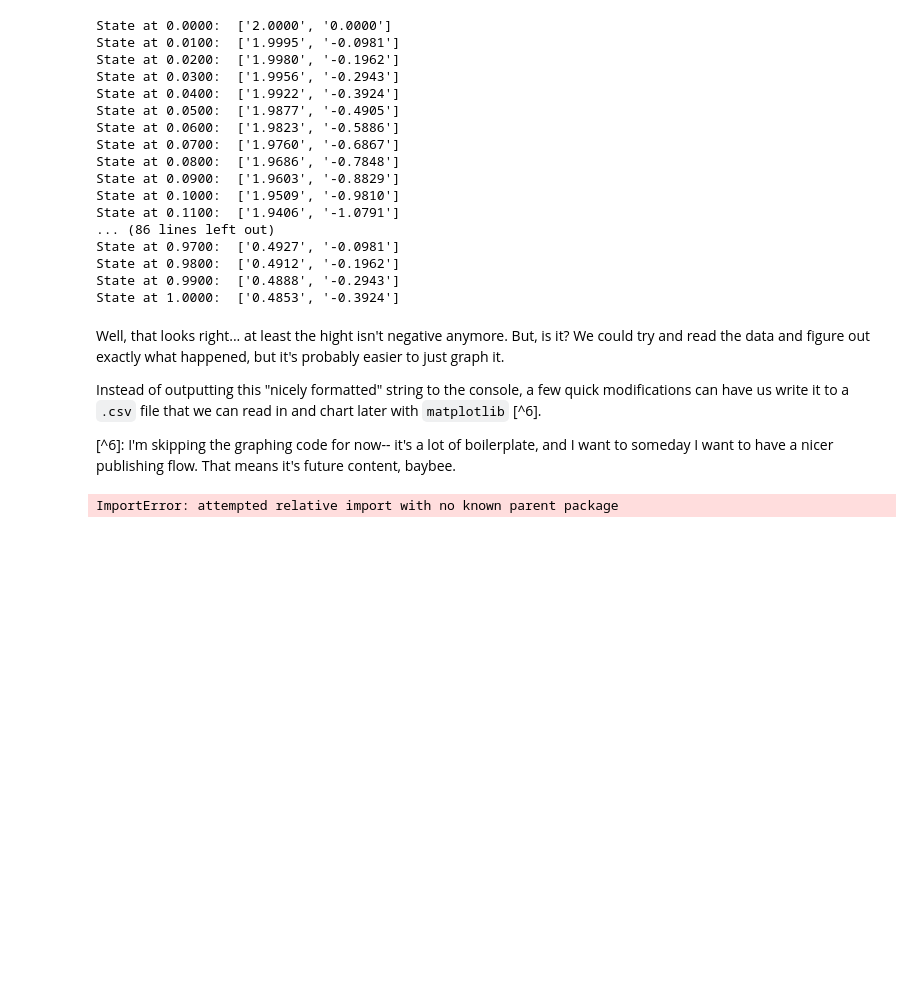
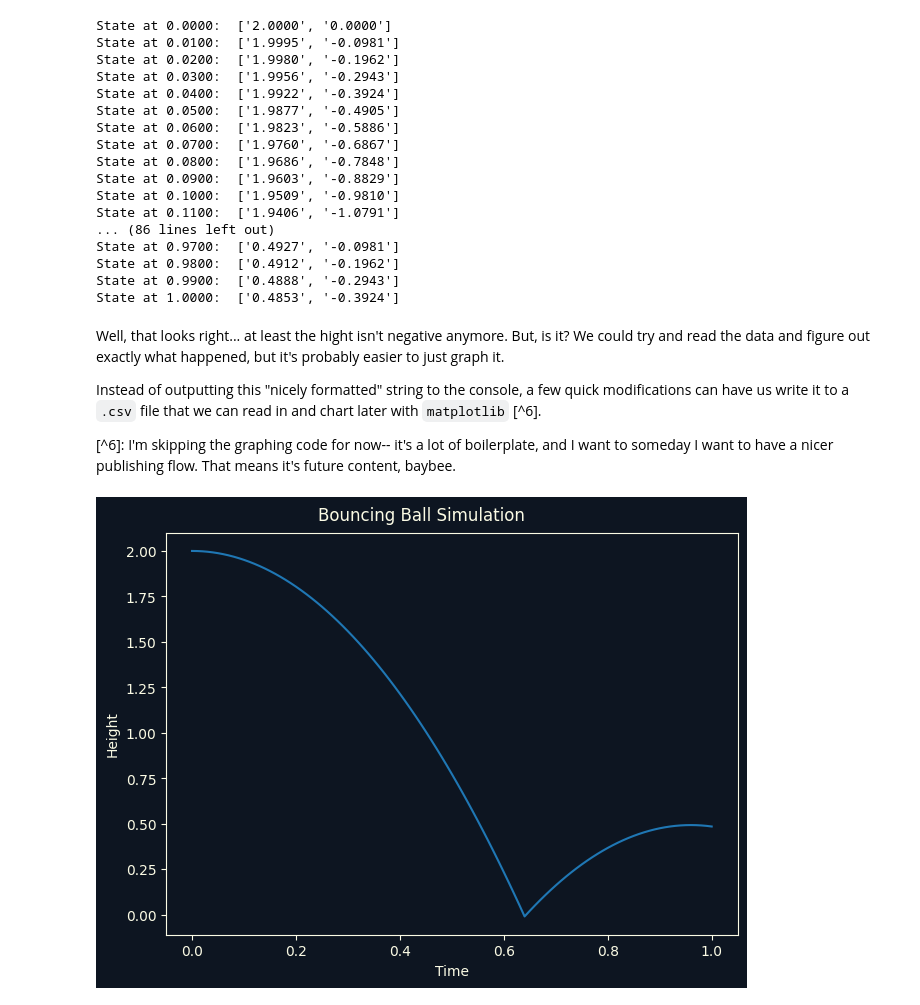
Before and after one commit to BunnyBlit/Blather, a Jupyter notebook: src/bouncing-balls.ipynb, the cells around one changed output. Saved outputs shown, nothing was run; the diff lists cells and outputs as text; code cells hidden in the pictures; blank space fills up the shorter version.

Commit message:
starting to write some useful functions for dealing with CSVs

```diff
--- a/src/bouncing-balls.ipynb
+++ b/src/bouncing-balls.ipynb
@@ -447,7 +447,7 @@ with open("../tmp/bouncing_balls_output_data.csv", "w") as f:
         })
 # %%
 import matplotlib.pyplot as plt
-from util.data_utils import Columnar
+from util.columnar import Columnar
 from pathlib import Path
 import xml.etree.ElementTree as ET
 from io import BytesIO
@@ -520,36 +520,37 @@ def plot_sim_data(data_file):
         animation-duration:5s;
         animation-timing-function:linear;
         animation-fill-mode:forwards;
         animation-iteration-count: 1;
     }
     @keyframes line-anim-1{
         from{
             stroke-dashoffset:140%;
         }
         to{
             stroke-dashoffset:0%;
         }
     }"""
 
     # TODO: update the metadata as we're animating this image
     #http://purl.org/dc/dcmitype/MovingImage
-    # inlining styles here, this'll probably get SPICY once I start to figure out animations
     for line_idx in range(len(lines)):
         el = xmlid[f"line_{line_idx}"]
         # we actually want to overwrite certain keys on the _child_ path here
         for path in el:
             path.set("class", "graph-line-1")
             path.set("style", "")
 
         #    print(path)
         #    css_attrs = CSSStyle.from_str(path.get("style"))
         #    css_attrs.attrs["animation"] = "1s spin linear"
         #    css_attrs.attrs["stroke"] = "red"
         #    path.set("style", css_attrs.to_str())
 
-    ET.ElementTree(tree).write("./images/guesswork_bouncing_balls.svg")
+    ET.ElementTree(tree).write("../content/images/guesswork_bouncing_balls.svg")
+
+plot_sim_data("../tmp/bouncing_balls_output_data.csv")
 # %% [output]
-ImportError: attempted relative import with no known parent package
+[figure, added]
 # %% [markdown]
 ![An animated graph of how the velocity of a bouncing ball changes over time-- it bounces less and less high! Woo!]({static}/images/guesswork_bouncing_balls.svg)
 
```
Also changed, not shown: 2 other files.
